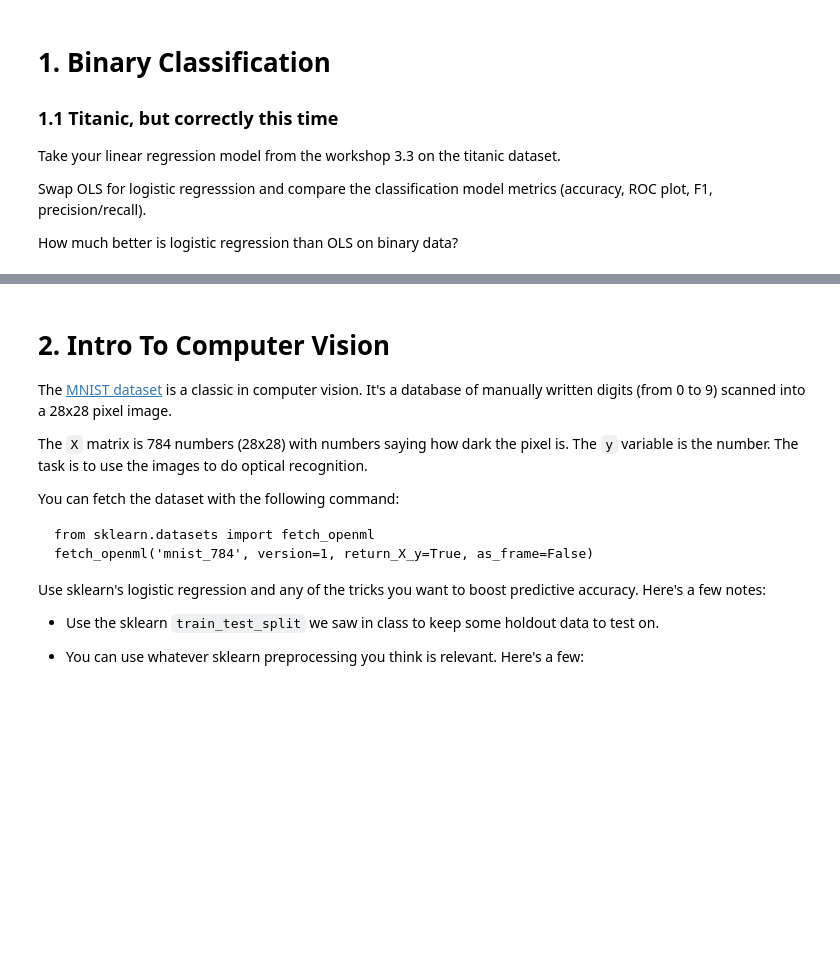
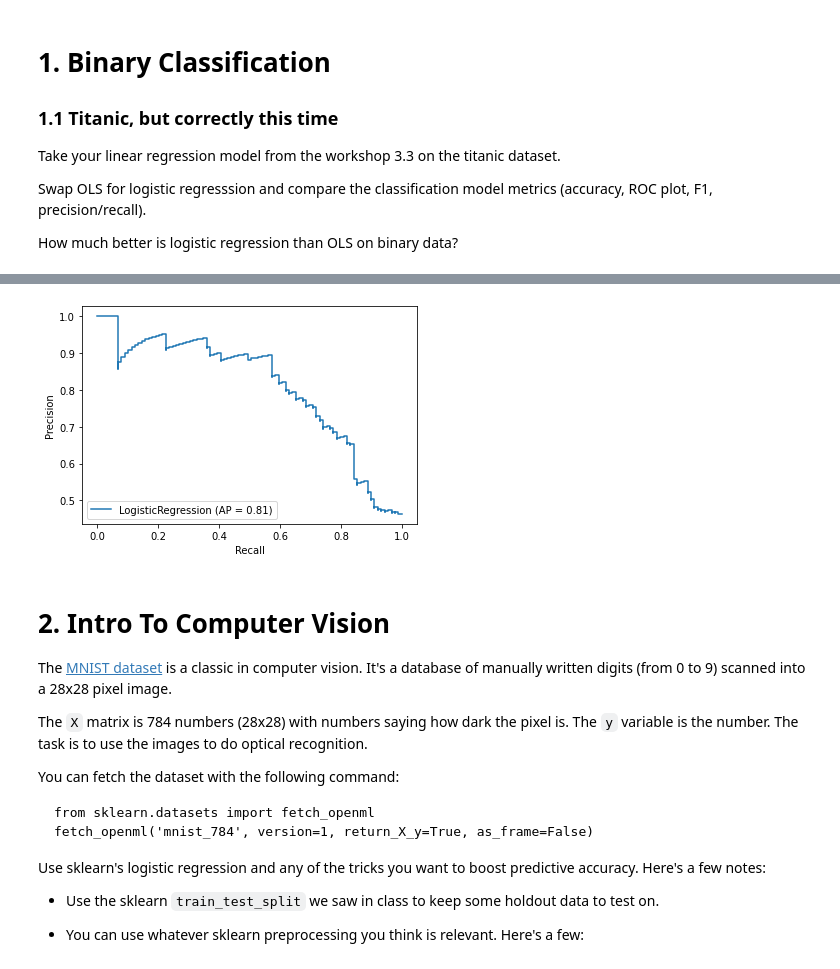
Before and after one commit to cb-ds-1/3-7-glm, a Jupyter notebook: workshop.ipynb, the cells around one changed output, grey strips where cells are left out. Cells and saved outputs as stored; diff of their text form; code cells hidden in the pictures; blank space fills up the shorter version.

```diff
--- a/workshop.ipynb
+++ b/workshop.ipynb
@@ -10,0 +185,4 @@ How much better is logistic regression than OLS on binary data?
+# %%
+plot_precision_recall_curve(log_model,X_test,y_test);
+# %% [output]
+[figure, added]
```
Also changed, not shown: parts of 42 cells of this notebook.
